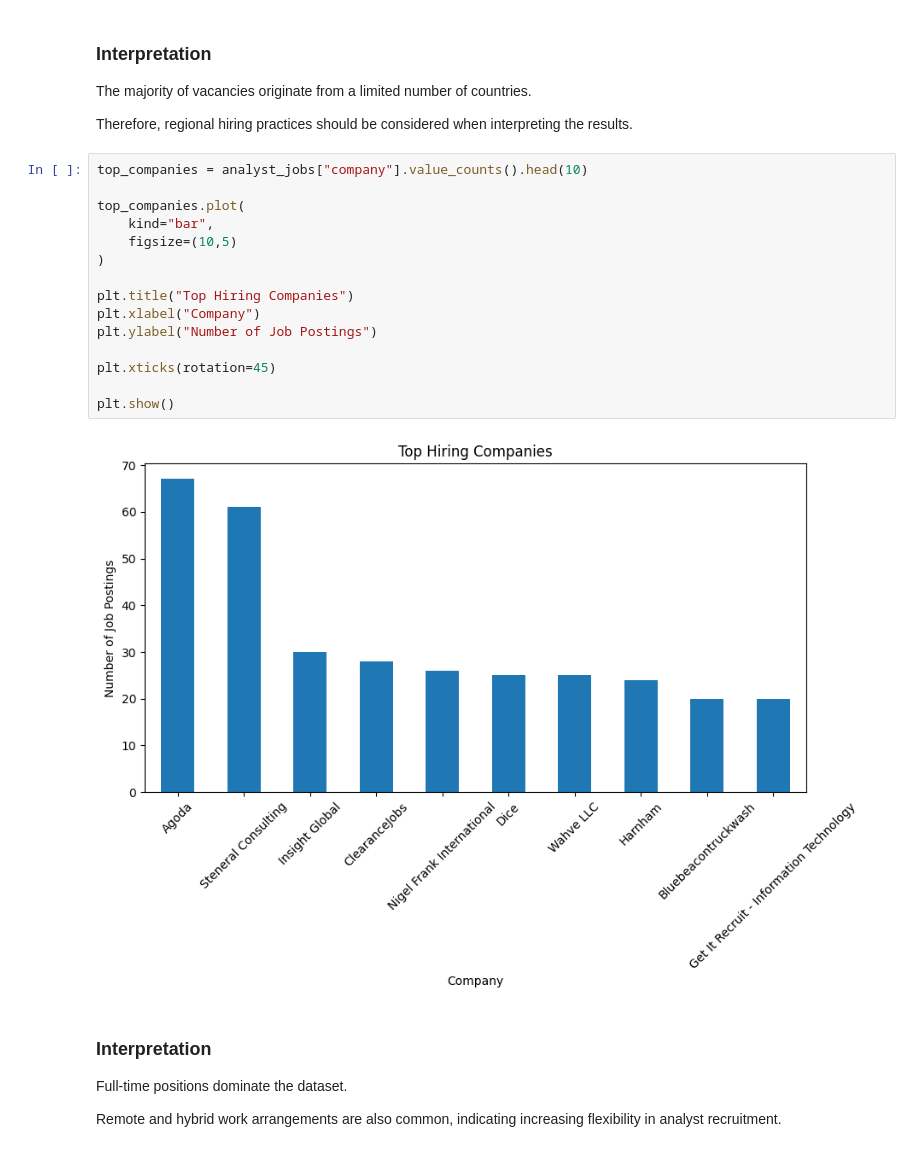
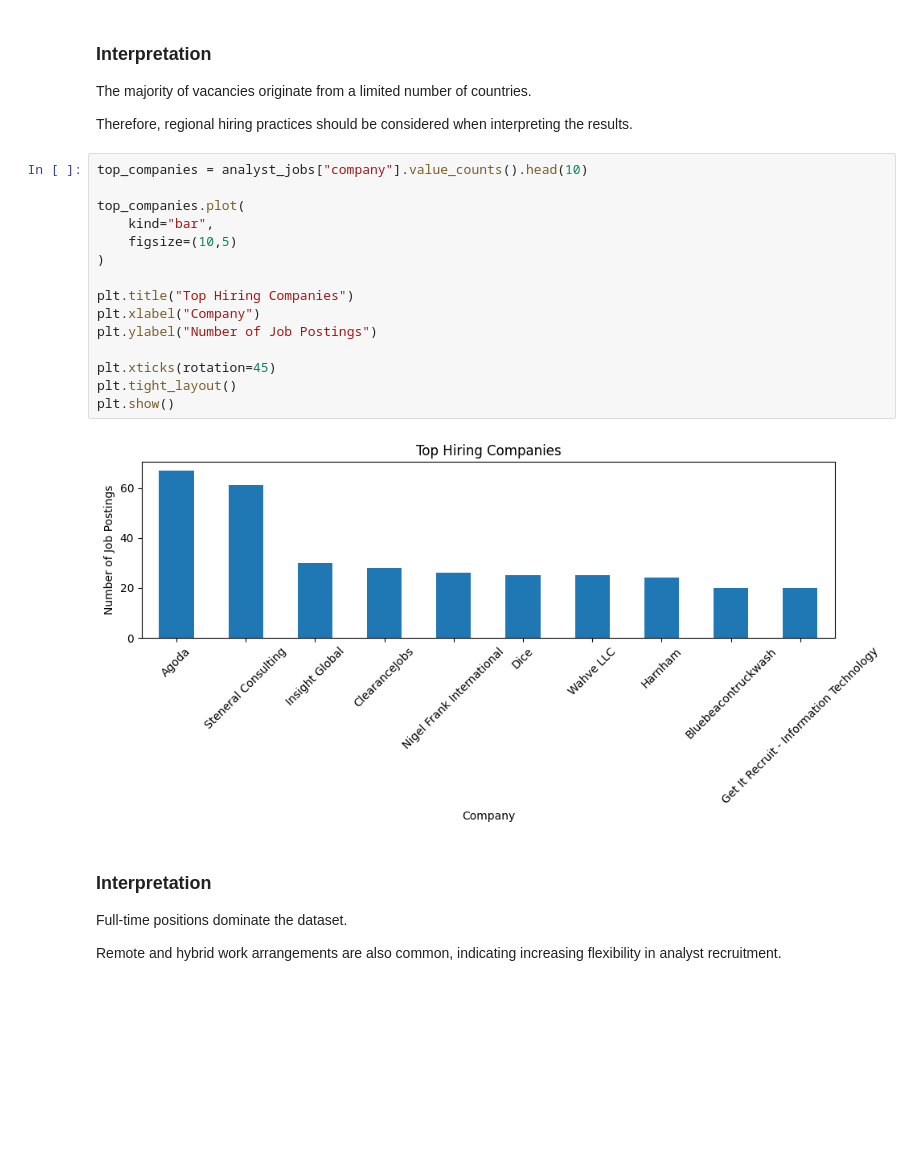
Before and after one commit to shvdkam/customer-behavior-sql-analysis, a Jupyter notebook: Are_Entry_Level_Data_Analyst_Jobs_Really_Entry_Level.ipynb, the cells around one changed output. Drawn from its saved outputs; the diff is of its cells as text; blank space fills up the shorter version.

```diff
--- a/Are_Entry_Level_Data_Analyst_Jobs_Really_Entry_Level.ipynb
+++ b/Are_Entry_Level_Data_Analyst_Jobs_Really_Entry_Level.ipynb
@@ -363,20 +351,20 @@ Therefore, regional hiring practices should be considered when interpreting the
 # %%
 top_companies = analyst_jobs["company"].value_counts().head(10)
 
 top_companies.plot(
     kind="bar",
     figsize=(10,5)
 )
 
 plt.title("Top Hiring Companies")
 plt.xlabel("Company")
 plt.ylabel("Number of Job Postings")
 
 plt.xticks(rotation=45)
-
+plt.tight_layout()
 plt.show()
 # %% [output]
-[figure, old version]
+[figure, new version]
 # %% [markdown]
 ### Interpretation
 
```
Also changed, not shown: parts of 37 cells of this notebook.
